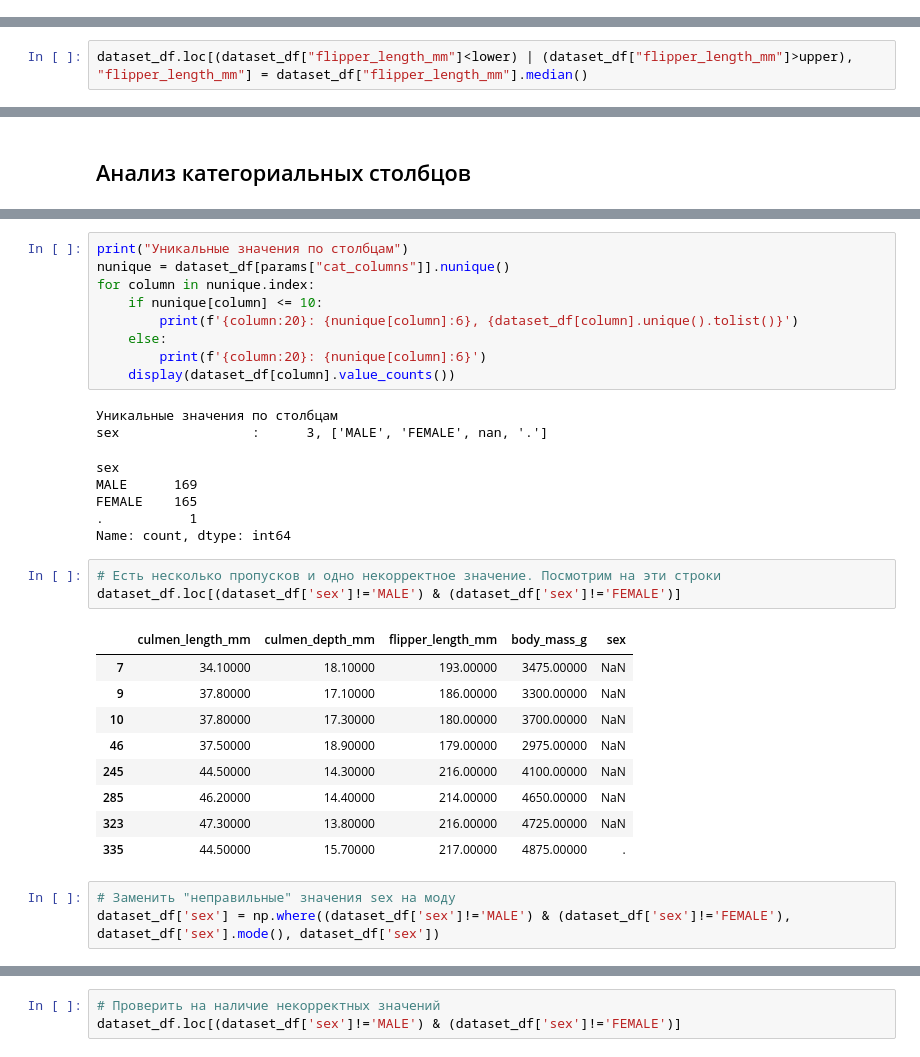
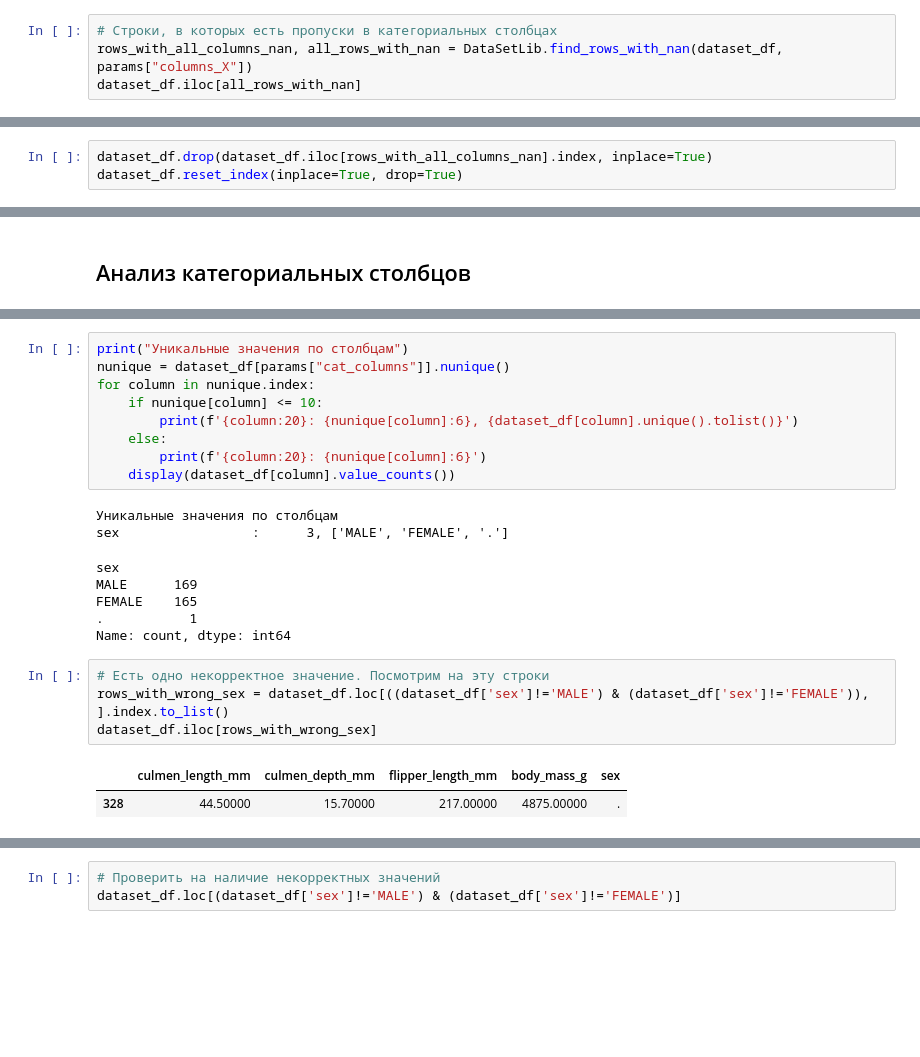
Before and after one commit to igel2000/ml-inno-hw, a Jupyter notebook: 3. Machine Learning/3.11. Кластеризация k-means /k-means clustering.ipynb, the cells around one changed output, grey strips where cells are left out. Cells and saved outputs as stored; diff of their text form; blank space fills up the shorter version.

```diff
--- a/3. Machine Learning/3.11. Кластеризация k-means /k-means clustering.ipynb
+++ b/3. Machine Learning/3.11. Кластеризация k-means /k-means clustering.ipynb
@@ -1107,0 +1119,4 @@ dataset_df.reset_index(inplace=True, drop=True)
+# %%
+# Строки, в которых есть пропуски в категориальных столбцах
+rows_with_all_columns_nan, all_rows_with_nan = DataSetLib.find_rows_with_nan(dataset_df, params["columns_X"])
+dataset_df.iloc[all_rows_with_nan]
@@ -1107,0 +1151,3 @@ dataset_df.reset_index(inplace=True, drop=True)
+# %%
+dataset_df.drop(dataset_df.iloc[rows_with_all_columns_nan].index, inplace=True)
+dataset_df.reset_index(inplace=True, drop=True)
@@ -1129,5 +1186,3 @@ dataset_df[(dataset_df["flipper_length_mm"]<lower) | (dataset_df["flipper_length
-# %%
-dataset_df.loc[(dataset_df["flipper_length_mm"]<lower) | (dataset_df["flipper_length_mm"]>upper), "flipper_length_mm"] = dataset_df["flipper_length_mm"].median()
 # %%
 DataSetLib.show_boxes_plt(dataset_df.dropna(), params["num_columns"])
 # %% [output]
@@ -1169,25 +1214,16 @@ for column in nunique.index:
     display(dataset_df[column].value_counts())
 # %% [output]
 Уникальные значения по столбцам
-sex                 :      3, ['MALE', 'FEMALE', nan, '.']
+sex                 :      3, ['MALE', 'FEMALE', '.']
 sex
 MALE      169
 FEMALE    165
 .           1
 Name: count, dtype: int64
 # %%
-# Есть несколько пропусков и одно некорректное значение. Посмотрим на эти строки
-dataset_df.loc[(dataset_df['sex']!='MALE') & (dataset_df['sex']!='FEMALE')]
+# Есть одно некорректное значение. Посмотрим на эту строки
+rows_with_wrong_sex = dataset_df.loc[((dataset_df['sex']!='MALE') & (dataset_df['sex']!='FEMALE')), ].index.to_list()
+dataset_df.iloc[rows_with_wrong_sex]
 # %% [output]
 |  | culmen_length_mm | culmen_depth_mm | flipper_length_mm | body_mass_g | sex |
-| 7 | 34.10000 | 18.10000 | 193.00000 | 3475.00000 | NaN |
-| 9 | 37.80000 | 17.10000 | 186.00000 | 3300.00000 | NaN |
-| 10 | 37.80000 | 17.30000 | 180.00000 | 3700.00000 | NaN |
-| 46 | 37.50000 | 18.90000 | 179.00000 | 2975.00000 | NaN |
-| 245 | 44.50000 | 14.30000 | 216.00000 | 4100.00000 | NaN |
-| 285 | 46.20000 | 14.40000 | 214.00000 | 4650.00000 | NaN |
-| 323 | 47.30000 | 13.80000 | 216.00000 | 4725.00000 | NaN |
-| 335 | 44.50000 | 15.70000 | 217.00000 | 4875.00000 | . |
+| 328 | 44.50000 | 15.70000 | 217.00000 | 4875.00000 | . |
-# %%
-# Заменить "неправильные" значения sex на моду
-dataset_df['sex'] = np.where((dataset_df['sex']!='MALE') & (dataset_df['sex']!='FEMALE'), dataset_df['sex'].mode(), dataset_df['sex'])
```
Also changed, not shown: parts of 62 cells of this notebook, 2 other files.
